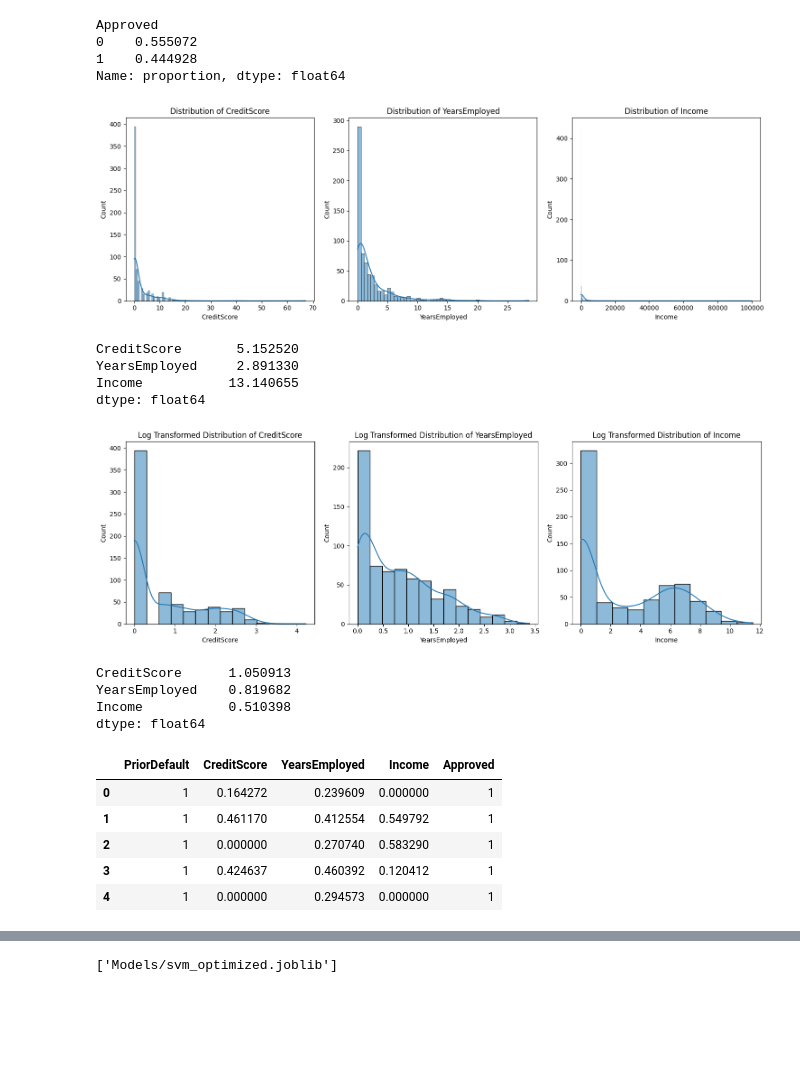
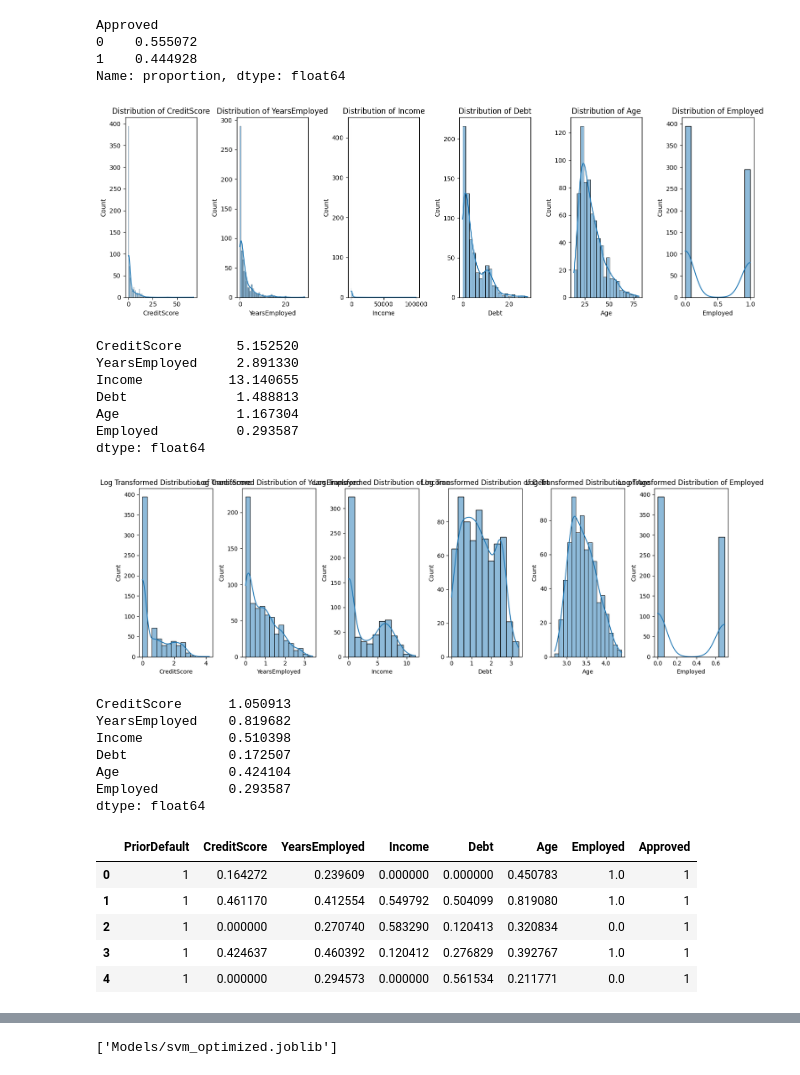
Before and after one commit to ZahirAhmadChaudhry/credit-cards-approval-classification-using-SVM, a Jupyter notebook: src/Data_Preprocessing.ipynb, the cells around one changed output, grey strips where cells are left out. Cells and saved outputs as stored; diff of their text form; code cells hidden in the pictures; blank space fills up the shorter version.

Commit message:
Added 3 more features
Added features: Debt, Age, Employed.

```diff
--- a/src/Data_Preprocessing.ipynb
+++ b/src/Data_Preprocessing.ipynb
@@ -161,7 +161,7 @@ features_df
 | 23 | Industry_Transport | 0.000050 |
 # %%
 # Refining the dataset to include only the selected top features and the target variable
-selected_features = ['PriorDefault', 'CreditScore', 'YearsEmployed', 'Income', 'Approved']
+selected_features = ['PriorDefault', 'CreditScore', 'YearsEmployed', 'Income', 'Debt', 'Age', 'Employed', 'Approved']
 df_refined = df_encoded[selected_features]
 
 df_refined.head()
@@ -199,12 +199,12 @@ import seaborn as sns
 import matplotlib.pyplot as plt
 
 # Assessing skewness in the numerical features
-numerical_features = ['CreditScore', 'YearsEmployed', 'Income']
+numerical_features = ['CreditScore', 'YearsEmployed', 'Income', 'Debt', 'Age', 'Employed']
 
 # Plotting distributions for each numerical feature
 plt.figure(figsize=(15, 5))
 for i, feature in enumerate(numerical_features, 1):
-    plt.subplot(1, 3, i)
+    plt.subplot(1, 6, i)
     sns.histplot(df_refined[feature], kde=True)
     plt.title(f'Distribution of {feature}')
 plt.tight_layout()
@@ -214,37 +214,46 @@ plt.show()
 skewness_values = df_refined[numerical_features].skew()
 skewness_values
 # %% [output]
-[figure, old version]
+[figure, new version]
 CreditScore       5.152520
 YearsEmployed     2.891330
 Income           13.140655
+Debt              1.488813
+Age               1.167304
+Employed          0.293587
 dtype: float64
 # %%
 import numpy as np
 
 # Applying log transformation with a small constant to handle zero values
 df_transformed = df_refined.copy()
 df_transformed['CreditScore'] = np.log(df_transformed['CreditScore'] + 1)
 df_transformed['YearsEmployed'] = np.log(df_transformed['YearsEmployed'] + 1)
 df_transformed['Income'] = np.log(df_transformed['Income'] + 1)
+df_transformed['Debt'] = np.log(df_transformed['Debt'] + 1)
+df_transformed['Age'] = np.log(df_transformed['Age'] + 1)
+df_transformed['Employed'] = np.log(df_transformed['Employed'] + 1)
 
 # Plotting distributions after log transformation
 plt.figure(figsize=(15, 5))
 for i, feature in enumerate(numerical_features, 1):
-    plt.subplot(1, 3, i)
+    plt.subplot(1, 6, i)
     sns.histplot(df_transformed[feature], kde=True)
     plt.title(f'Log Transformed Distribution of {feature}')
 plt.tight_layout()
 plt.show()
 
 # Calculating new skewness values
 new_skewness_values = df_transformed[numerical_features].skew()
 new_skewness_values
 # %% [output]
-[figure, old version]
+[figure, new version]
 CreditScore      1.050913
 YearsEmployed    0.819682
 Income           0.510398
+Debt             0.172507
+Age              0.424104
+Employed         0.293587
 dtype: float64
 # %%
 from sklearn.preprocessing import MinMaxScaler
@@ -253,7 +262,7 @@ from sklearn.preprocessing import MinMaxScaler
 scaler = MinMaxScaler()
 
 # Selecting the numerical features for scaling
-features_to_scale = ['CreditScore', 'YearsEmployed', 'Income']
+features_to_scale = ['CreditScore', 'YearsEmployed', 'Income', 'Debt', 'Age', 'Employed']
 
 # Applying Min-Max scaling
 df_transformed[features_to_scale] = scaler.fit_transform(df_transformed[features_to_scale])
@@ -261,12 +270,12 @@ df_transformed[features_to_scale] = scaler.fit_transform(df_transformed[features
 # Showing the scaled features
 df_transformed.head()
 # %% [output]
-|  | PriorDefault | CreditScore | YearsEmployed | Income | Approved |
-| 0 | 1 | 0.164272 | 0.239609 | 0.000000 | 1 |
-| 1 | 1 | 0.461170 | 0.412554 | 0.549792 | 1 |
-| 2 | 1 | 0.000000 | 0.270740 | 0.583290 | 1 |
-| 3 | 1 | 0.424637 | 0.460392 | 0.120412 | 1 |
-| 4 | 1 | 0.000000 | 0.294573 | 0.000000 | 1 |
+|  | PriorDefault | CreditScore | YearsEmployed | Income | Debt | Age | Employed | Approved |
+| 0 | 1 | 0.164272 | 0.239609 | 0.000000 | 0.000000 | 0.450783 | 1.0 | 1 |
+| 1 | 1 | 0.461170 | 0.412554 | 0.549792 | 0.504099 | 0.819080 | 1.0 | 1 |
+| 2 | 1 | 0.000000 | 0.270740 | 0.583290 | 0.120413 | 0.320834 | 0.0 | 1 |
+| 3 | 1 | 0.424637 | 0.460392 | 0.120412 | 0.276829 | 0.392767 | 1.0 | 1 |
+| 4 | 1 | 0.000000 | 0.294573 | 0.000000 | 0.561534 | 0.211771 | 0.0 | 1 |
 # %%
 # Splitting the dataset into training and testing sets with stratification
 X = df_transformed.drop('Approved', axis=1)
```
Also changed, not shown: parts of 7 cells of this notebook, 1 other file.
